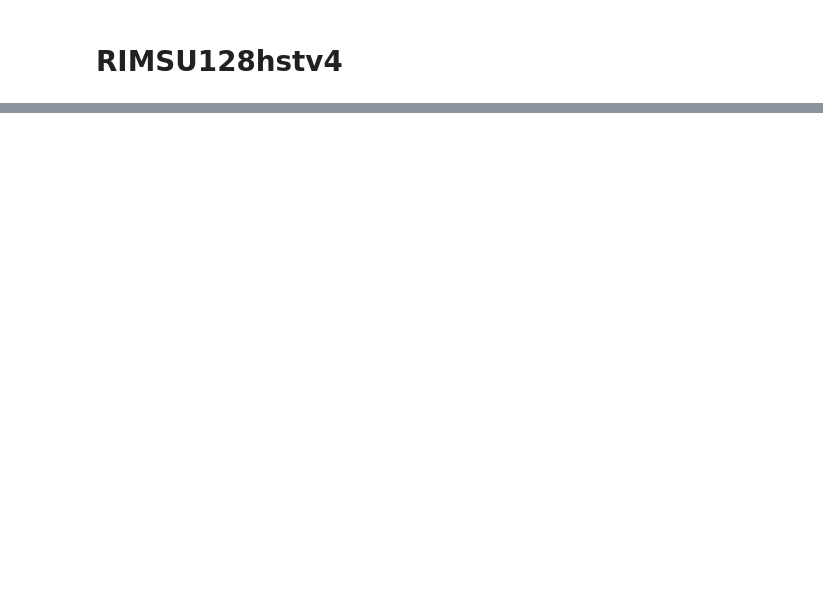
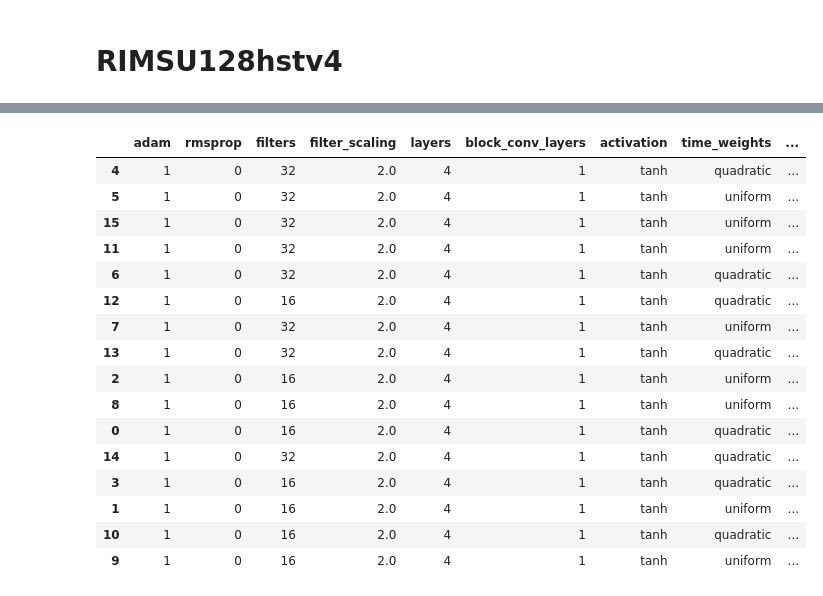
Before and after one commit to AlexandreAdam/Censai, a Jupyter notebook: notebooks/rim_results_fr128hst.ipynb, the cells around one changed output, grey strips where cells are left out. Saved outputs shown, nothing was run; the diff lists cells and outputs as text; code cells hidden in the pictures; blank space fills up the shorter version.

```diff
--- a/notebooks/rim_results_fr128hst.ipynb
+++ b/notebooks/rim_results_fr128hst.ipynb
@@ -76,3 +85,24 @@ hparams[cols].sort_values("val_kappa_cost")
 | 3 | 0 | 0 | 32 | 2.0 | 4 | 1 | tanh | quadratic | ... |
 | 2 | 0 | 0 | 32 | 2.0 | 4 | 1 | tanh | uniform | ... |
 | 0 | 0 | 0 | 32 | 2.0 | 4 | 1 | tanh | uniform | ... |
+# %%
+hparams = pd.read_csv(os.path.join(result_dir, "RIMSU128hstv4_augmented.csv"))
+hparams[cols].sort_values("val_kappa_cost")
+# %% [output]
+|  | adam | rmsprop | filters | filter_scaling | layers | block_conv_layers | activation | time_weights | ... |
+| 4 | 1 | 0 | 32 | 2.0 | 4 | 1 | tanh | quadratic | ... |
+| 5 | 1 | 0 | 32 | 2.0 | 4 | 1 | tanh | uniform | ... |
+| 15 | 1 | 0 | 32 | 2.0 | 4 | 1 | tanh | uniform | ... |
+| 11 | 1 | 0 | 32 | 2.0 | 4 | 1 | tanh | uniform | ... |
+| 6 | 1 | 0 | 32 | 2.0 | 4 | 1 | tanh | quadratic | ... |
+| 12 | 1 | 0 | 16 | 2.0 | 4 | 1 | tanh | quadratic | ... |
+| 7 | 1 | 0 | 32 | 2.0 | 4 | 1 | tanh | uniform | ... |
+| 13 | 1 | 0 | 32 | 2.0 | 4 | 1 | tanh | quadratic | ... |
+| 2 | 1 | 0 | 16 | 2.0 | 4 | 1 | tanh | uniform | ... |
+| 8 | 1 | 0 | 16 | 2.0 | 4 | 1 | tanh | uniform | ... |
+| 0 | 1 | 0 | 16 | 2.0 | 4 | 1 | tanh | quadratic | ... |
+| 14 | 1 | 0 | 32 | 2.0 | 4 | 1 | tanh | quadratic | ... |
+| 3 | 1 | 0 | 16 | 2.0 | 4 | 1 | tanh | quadratic | ... |
+| 1 | 1 | 0 | 16 | 2.0 | 4 | 1 | tanh | uniform | ... |
+| 10 | 1 | 0 | 16 | 2.0 | 4 | 1 | tanh | quadratic | ... |
+| 9 | 1 | 0 | 16 | 2.0 | 4 | 1 | tanh | uniform | ... |
```
Also changed, not shown: parts of 4 cells of this notebook.
